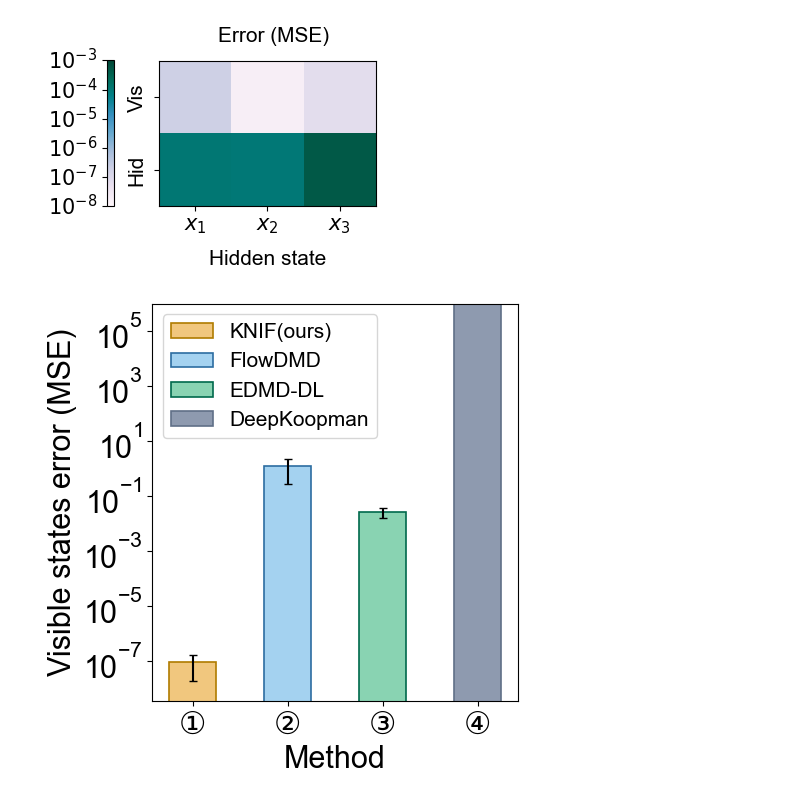
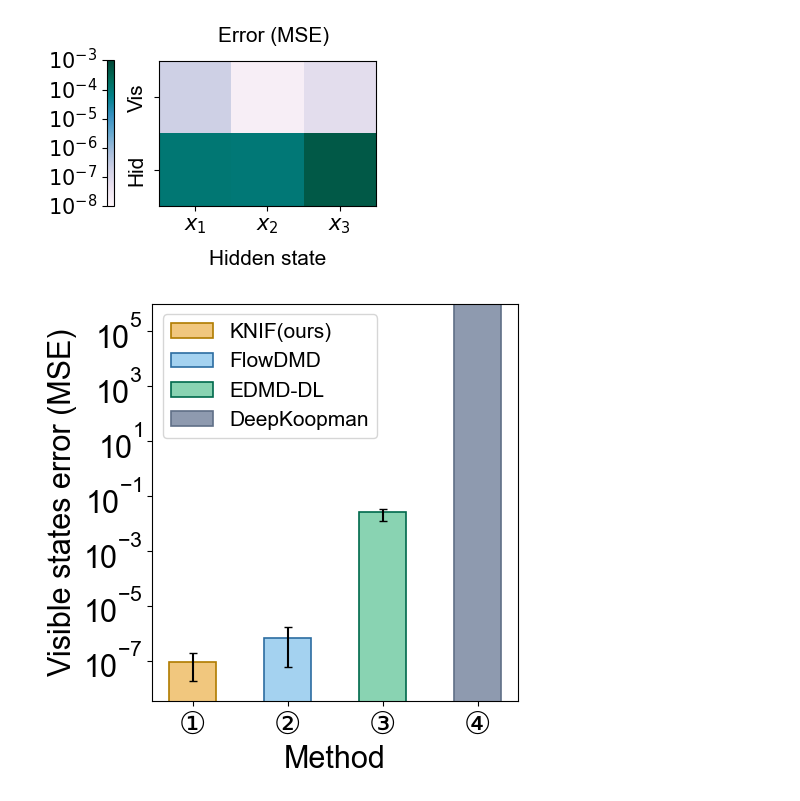
Before and after one commit to xdongming/KNIF, a Jupyter notebook: plot/fig3.ipynb, the cells around one changed output. Cells and saved outputs as stored; diff of their text form; code cells hidden in the pictures.

```diff
--- a/plot/fig3.ipynb
+++ b/plot/fig3.ipynb
@@ -341,15 +341,40 @@ plt.show()
 [figure]
 # %%
 error_knif = [1.878041331337954e-07, 1.8665826218011716e-08, 6.518475004213542e-08]
-error_flowdmd = [0.5988031625747681, 2.64538311958313, 0.5118588209152222]
-error_edmddl = [0.034491301562250755, 0.0335241345604324, 0.012469338938701694]
+error_flowdmd = [1.6660156916259439e-06, 2.605214888262708e-07, 5.7471005732168123e-08]
+error_edmddl = [0.03271226845389934, 0.03346472577608905, 0.012577124026984935]
 error_deepk = [9999999, 9999999, 9999999]
 # %%
 means = [np.mean(error_knif), np.mean(error_flowdmd), np.mean(error_edmddl), np.mean(error_deepk)]
 stds = [np.std(error_knif), np.std(error_flowdmd), np.std(error_edmddl), np.std(error_deepk)]
+# %%
+means = [
+    np.mean(error_knif),
+    np.mean(error_flowdmd),
+    np.mean(error_edmddl),
+    np.mean(error_deepk)
+]
+
+mins = [
+    np.min(error_knif),
+    np.min(error_flowdmd),
+    np.min(error_edmddl),
+    np.min(error_deepk)
+]
+
+maxs = [
+    np.max(error_knif),
+    np.max(error_flowdmd),
+    np.max(error_edmddl),
+    np.max(error_deepk)
+]
+
+lower_err = [m - mn for m, mn in zip(means, mins)]
+upper_err = [mx - m for m, mx in zip(means, maxs)]
+yerr = [lower_err, upper_err]
 # %%
-arial_font = FontProperties(fname="/root/.fonts/arial.ttf", size=22)
-arial_font2 = FontProperties(fname="/root/.fonts/arial.ttf", size=15)
+arial_font = FontProperties(fname="../../arial.ttf", size=22)
+arial_font2 = FontProperties(fname="../../arial.ttf", size=15)
 symbol_font = FontProperties(family='DejaVu Sans', size=22)
 
 ticks = ['①', '②', '③', '④']
@@ -360,32 +385,32 @@ fill_colors = ['#F1C77E', '#A4D2F0', '#89D3B2', '#8E9AAF']
 edge_colors = ['#B07C00', '#2C6DA1', '#00694C', '#606F87']
 
 fig, ax = plt.subplots(figsize=(5, 5))
 
 for i in range(len(ticks)):
     ax.bar(
-        x[i], means[i], yerr=stds[i], capsize=3,
+        x[i], means[i], yerr=[[lower_err[i]], [upper_err[i]]], capsize=3,
         color=fill_colors[i],
         edgecolor=edge_colors[i],
         linewidth=1.2,
         width=0.5,
         label=name[i]
     )
 
 ax.set_xticks(x)
 for label in ax.get_yticklabels():
     label.set_fontproperties(arial_font)
 plt.yticks(np.arange(0, 3.1, 1))
 ax.set_xticklabels(ticks, fontsize=22, fontproperties=symbol_font)
 ax.set_xlabel('Method', fontsize=22, fontproperties=arial_font)
 ax.set_yscale('log')
 ax.set_ylim(top=1000000)
 ax.set_ylabel('Visible states error (MSE)', fontsize=22, fontproperties=arial_font)
 ax.tick_params(axis='y', labelsize=8)
 for label in ax.get_yticklabels():
     label.set_fontproperties(arial_font)
 plt.legend(prop=arial_font2)
 plt.tight_layout()
 plt.savefig("3f_new.svg", format='svg', bbox_inches='tight')
 plt.show()
 # %% [output]
-[figure, old version]
+[figure, new version]
```
